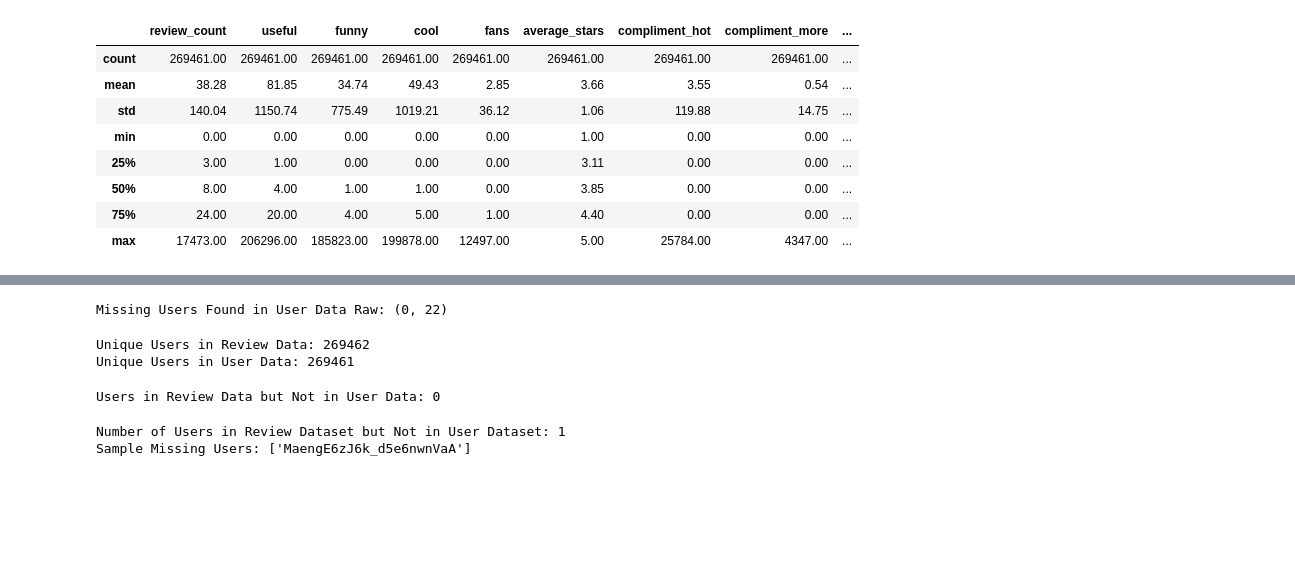
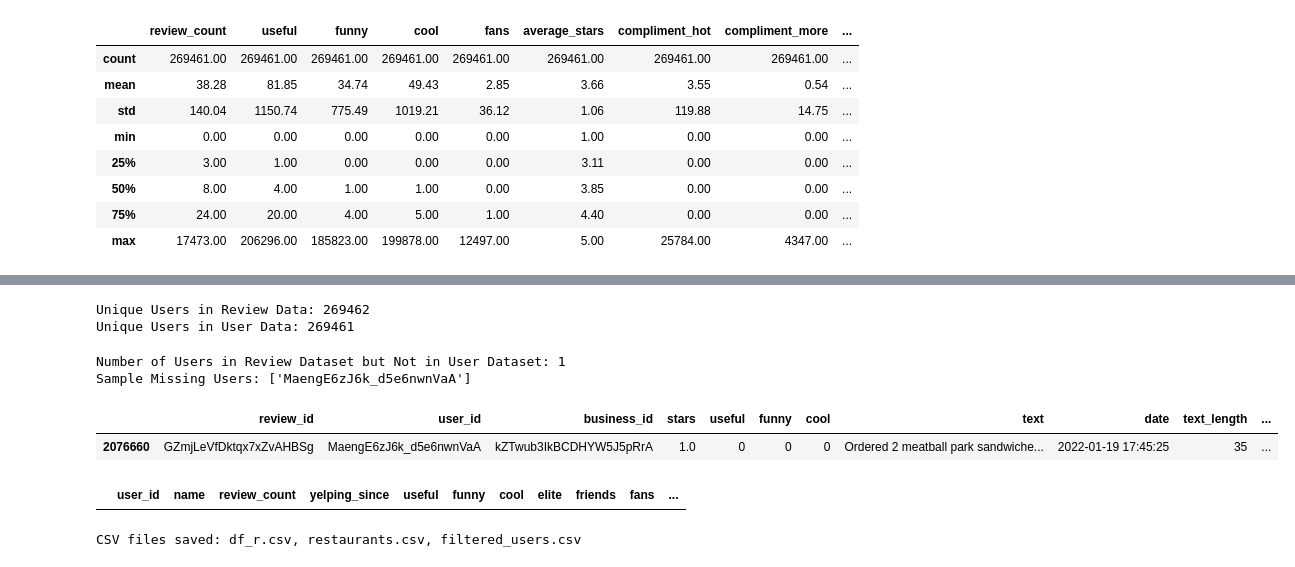
Before and after one commit to BT4222Yelp/YelpRecommender, a Jupyter notebook: AHHH-Copy1.ipynb, the cells around one changed output, grey strips where cells are left out. Drawn from its saved outputs; the diff is of its cells as text; code cells hidden in the pictures; blank space fills up the shorter version.

Commit message:
Updated print

```diff
--- a/AHHH-Copy1.ipynb
+++ b/AHHH-Copy1.ipynb
@@ -824,19 +804,9 @@ User IDs in Review Dataset but Not in User Dataset: set()
-# %%
-# Check if the missing user exists in user_data_raw
-missing_users_in_user_data = user_data_raw[user_data_raw['user_id'].isin(users_not_in_valid)]
-print("Missing Users Found in User Data Raw:", missing_users_in_user_data.shape)
-# %% [output]
-Missing Users Found in User Data Raw: (0, 22)
 # %%
 print("Unique Users in Review Data:", df_r['user_id'].nunique())
 print("Unique Users in User Data:", filtered_users['user_id'].nunique())
 # %% [output]
 Unique Users in Review Data: 269462
 Unique Users in User Data: 269461
-# %%
-print("Users in Review Data but Not in User Data:", len(users_not_in_valid))
-# %% [output]
-Users in Review Data but Not in User Data: 0
 # %%
 # Find users in review dataset but not in user dataset
 users_not_in_user_dataset = set(df_r['user_id']) - set(user_data_raw['user_id'])
@@ -851,0 +820,22 @@ df_r
+# %%
+# Print row for specific user_id in both datasets
+user_id_to_search = "MaengE6zJ6k_d5e6nwnVaA"
+user_reviews = df_r[df_r['user_id'] == user_id_to_search]
+user_reviews
+# %% [output]
+|  | review_id | user_id | business_id | stars | useful | funny | cool | text | date | text_length | ... |
+| 2076660 | GZmjLeVfDktqx7xZvAHBSg | MaengE6zJ6k_d5e6nwnVaA | kZTwub3IkBCDHYW5J5pRrA | 1.0 | 0 | 0 | 0 | Ordered 2 meatball park sandwiche... | 2022-01-19 17:45:25 | 35 | ... |
+# %%
+user_info = user_data_raw[user_data_raw['user_id'] == user_id_to_search]
+user_info
+# %% [output]
+|  | user_id | name | review_count | yelping_since | useful | funny | cool | elite | friends | fans | ... |
+# %%
+# Save dataframes to CSV
+df_r.to_csv("df_r.csv", index=False)
+restaurants.to_csv("restaurants.csv", index=False)
+filtered_users.to_csv("filtered_users.csv", index=False)
+
+print("CSV files saved: df_r.csv, restaurants.csv, filtered_users.csv")
+# %% [output]
+CSV files saved: df_r.csv, restaurants.csv, filtered_users.csv
```
Also changed, not shown: parts of 4 cells of this notebook.
